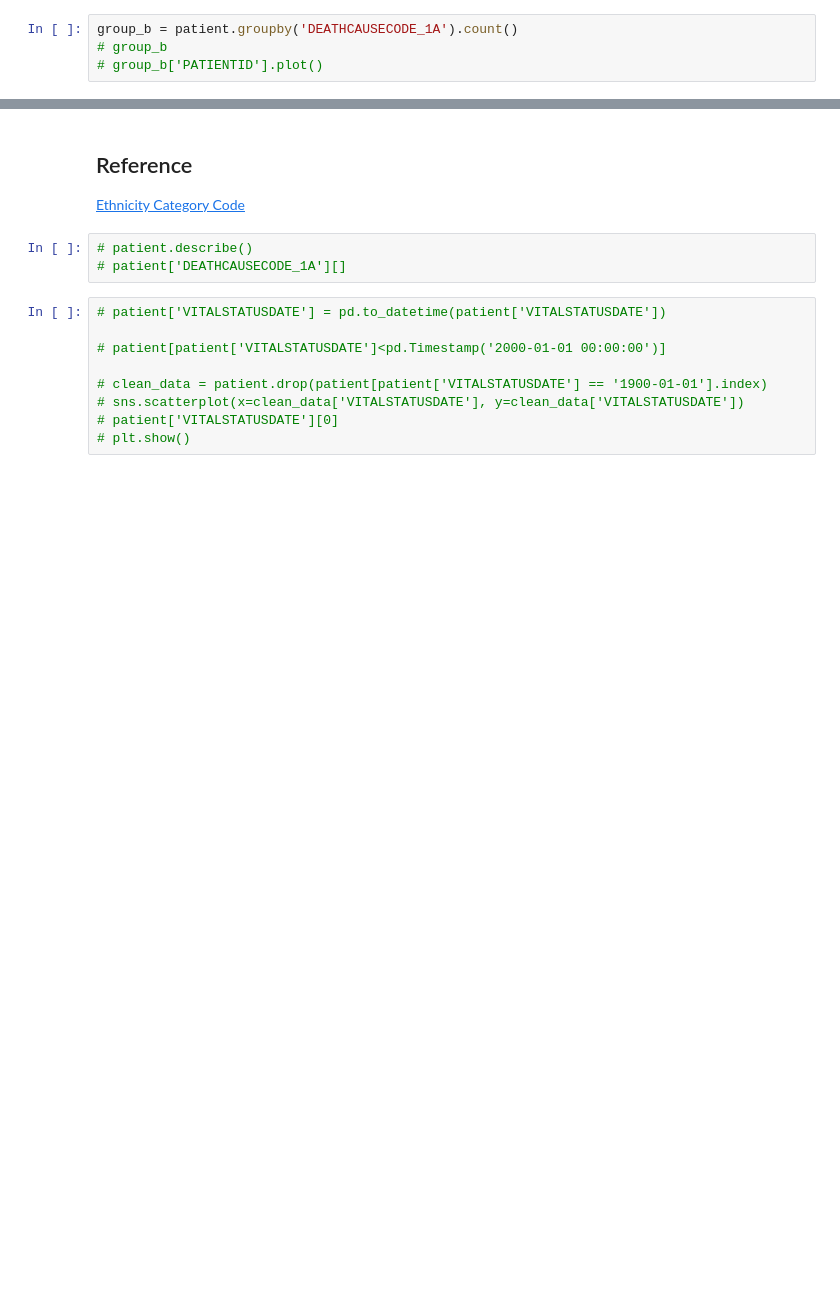
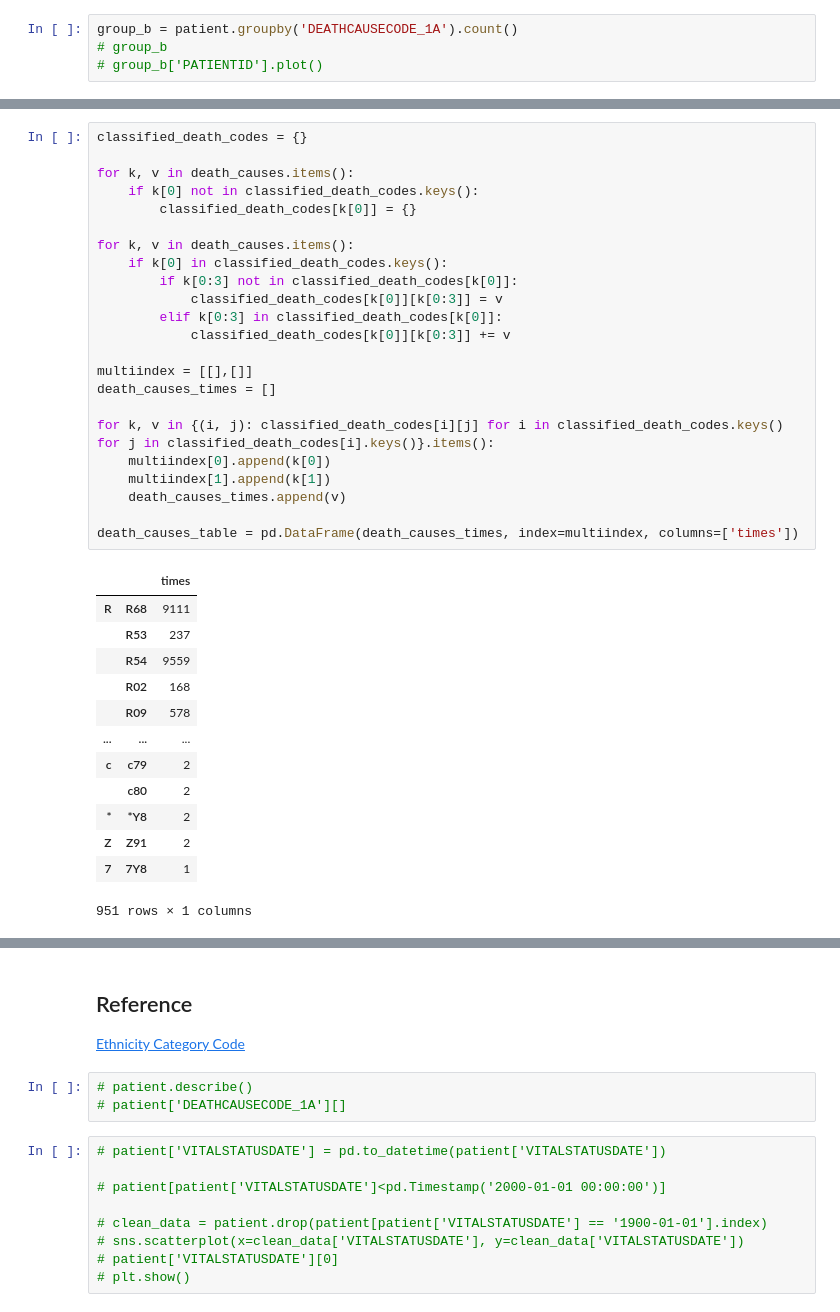
Before and after one commit to c-chen-ed5557/englishhealthdata, a Jupyter notebook: sim_av_patient.ipynb, the cells around one changed output, grey strips where cells are left out. Drawn from its saved outputs; the diff is of its cells as text; blank space fills up the shorter version.

```diff
--- a/sim_av_patient.ipynb
+++ b/sim_av_patient.ipynb
@@ -346,0 +370,37 @@ print(death_causes_1a.idxmin(), death_causes_1a.min())
+# %%
+classified_death_codes = {}
+
+for k, v in death_causes.items():
+    if k[0] not in classified_death_codes.keys():
+        classified_death_codes[k[0]] = {}
+
+for k, v in death_causes.items():
+    if k[0] in classified_death_codes.keys():
+        if k[0:3] not in classified_death_codes[k[0]]:
+            classified_death_codes[k[0]][k[0:3]] = v
+        elif k[0:3] in classified_death_codes[k[0]]:
+            classified_death_codes[k[0]][k[0:3]] += v
+
+multiindex = [[],[]]
+death_causes_times = []
+
+for k, v in {(i, j): classified_death_codes[i][j] for i in classified_death_codes.keys() for j in classified_death_codes[i].keys()}.items():
+    multiindex[0].append(k[0])
+    multiindex[1].append(k[1])
+    death_causes_times.append(v)
+
+death_causes_table = pd.DataFrame(death_causes_times, index=multiindex, columns=['times'])
+# %% [output]
+|  |  | times |
+| R | R68 | 9111 |
+|  | R53 | 237 |
+|  | R54 | 9559 |
+|  | R02 | 168 |
+|  | R09 | 578 |
+| ... | ... | ... |
+| c | c79 | 2 |
+|  | c80 | 2 |
+| * | *Y8 | 2 |
+| Z | Z91 | 2 |
+| 7 | 7Y8 | 1 |
+951 rows × 1 columns
```
Also changed, not shown: parts of 24 cells of this notebook.
